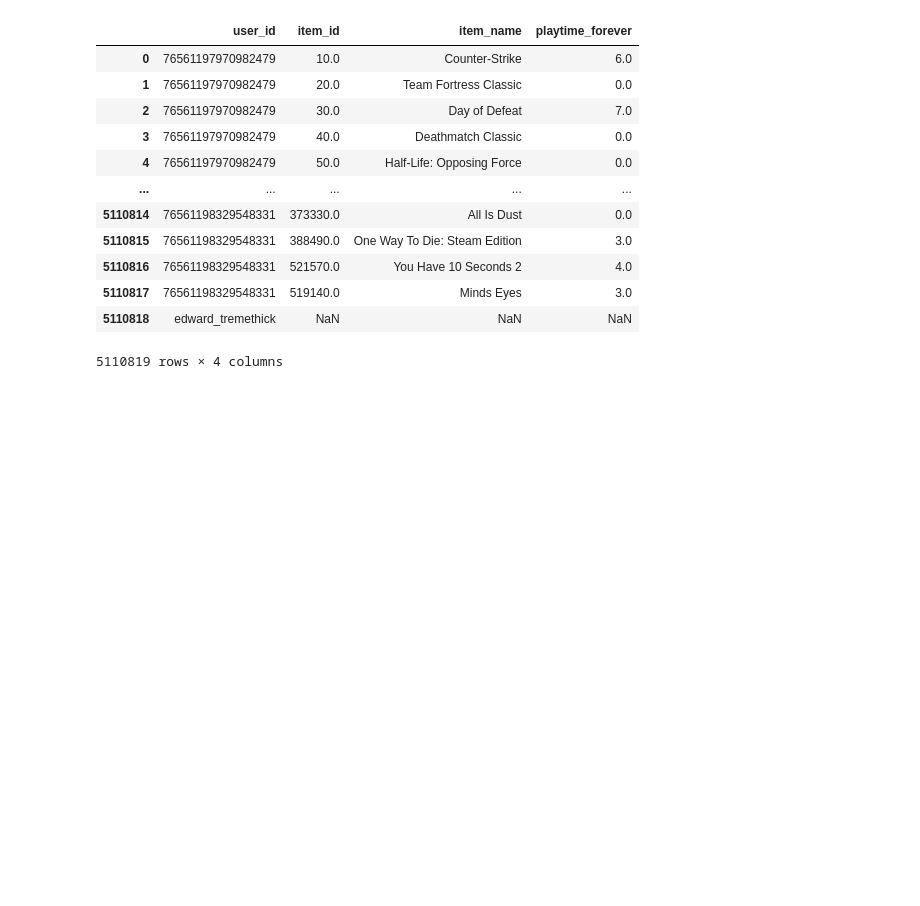
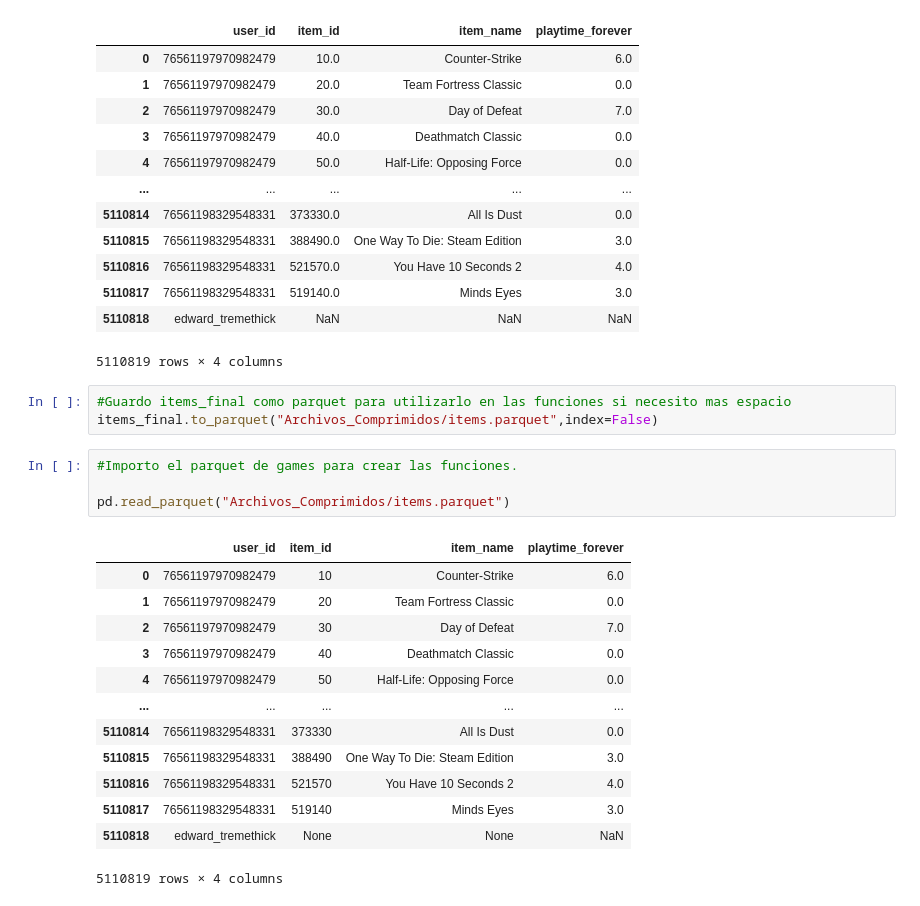
Before and after one commit to mteresalaurac/Games, a Jupyter notebook: items.ipynb, the cells around one changed output. Drawn from its saved outputs; the diff is of its cells as text; blank space fills up the shorter version.

Commit message:
Guardo en parquet para tener el archivo mas comprimido

```diff
--- a/items.ipynb
+++ b/items.ipynb
@@ -295,3 +295,24 @@ pd.read_csv("Archivos_Comprimidos/items.csv",encoding="latin-1")
 | 5110817 | 76561198329548331 | 519140.0 | Minds Eyes | 3.0 |
 | 5110818 | edward_tremethick | NaN | NaN | NaN |
 5110819 rows × 4 columns
+# %%
+#Guardo items_final como parquet para utilizarlo en las funciones si necesito mas espacio
+items_final.to_parquet("Archivos_Comprimidos/items.parquet",index=False)
+# %%
+#Importo el parquet de games para crear las funciones.
+
+pd.read_parquet("Archivos_Comprimidos/items.parquet")
+# %% [output]
+|  | user_id | item_id | item_name | playtime_forever |
+| 0 | 76561197970982479 | 10 | Counter-Strike | 6.0 |
+| 1 | 76561197970982479 | 20 | Team Fortress Classic | 0.0 |
+| 2 | 76561197970982479 | 30 | Day of Defeat | 7.0 |
+| 3 | 76561197970982479 | 40 | Deathmatch Classic | 0.0 |
+| 4 | 76561197970982479 | 50 | Half-Life: Opposing Force | 0.0 |
+| ... | ... | ... | ... | ... |
+| 5110814 | 76561198329548331 | 373330 | All Is Dust | 0.0 |
+| 5110815 | 76561198329548331 | 388490 | One Way To Die: Steam Edition | 3.0 |
+| 5110816 | 76561198329548331 | 521570 | You Have 10 Seconds 2 | 4.0 |
+| 5110817 | 76561198329548331 | 519140 | Minds Eyes | 3.0 |
+| 5110818 | edward_tremethick | None | None | NaN |
+5110819 rows × 4 columns
```
